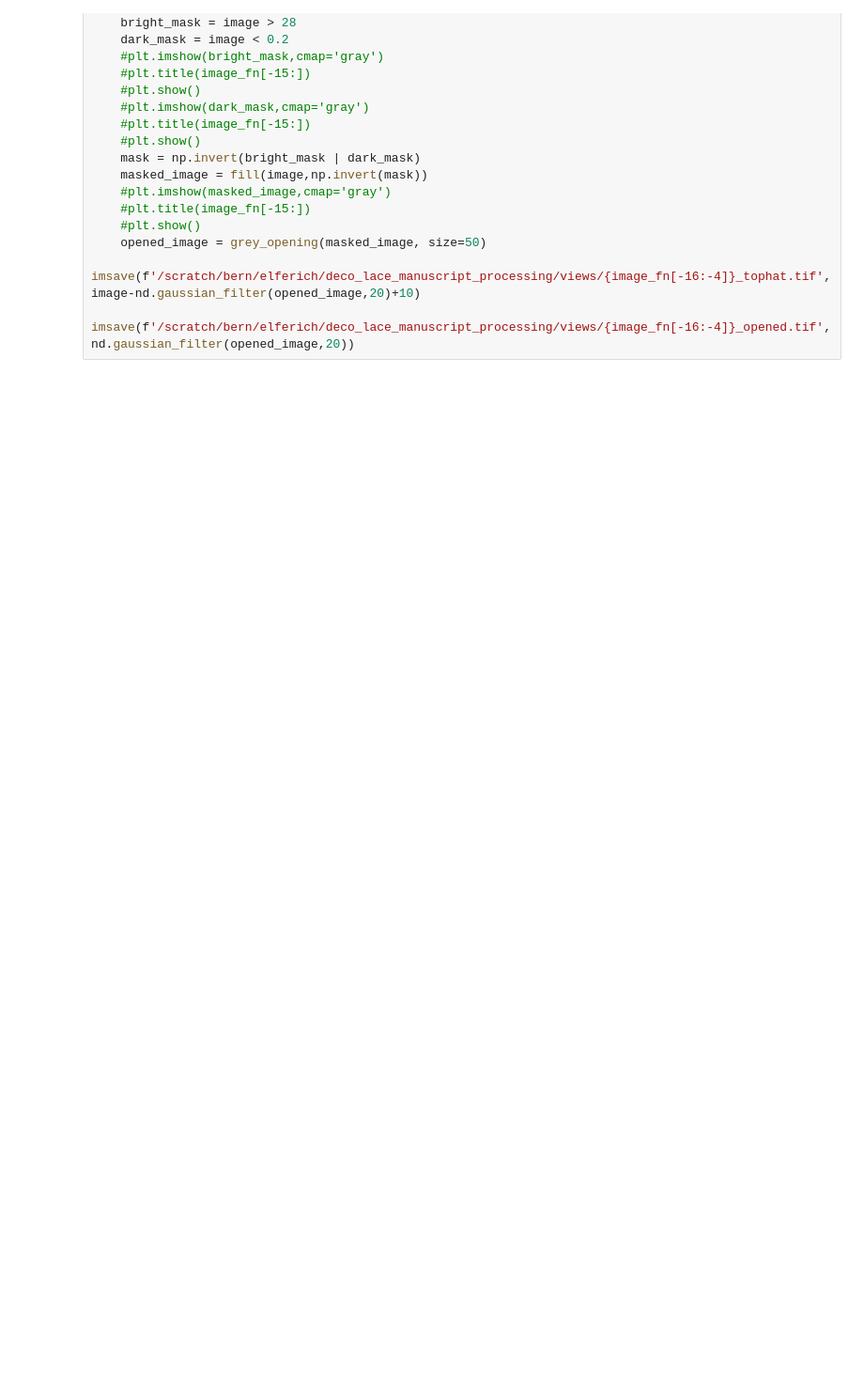
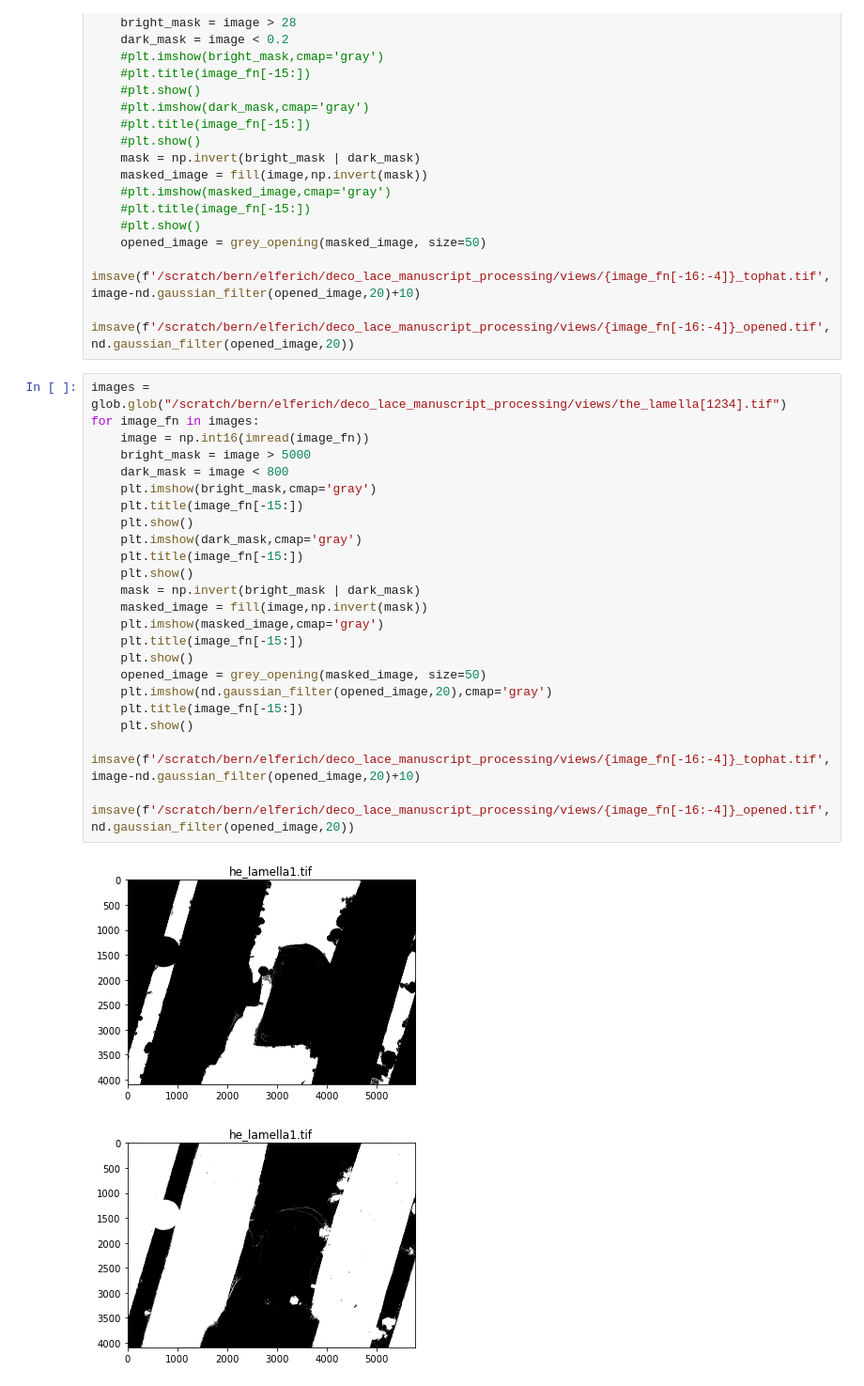
Before and after one commit to jojoelfe/deco_lace_template_matching_manuscript, a Jupyter notebook: content/code/smart_tophat.ipynb, the cells around one changed output. Shown at 94% size. Drawn from its saved outputs; the diff is of its cells as text; blank space fills up the shorter version.

Commit message:
Material for figures

```diff
--- a/content/code/smart_tophat.ipynb
+++ b/content/code/smart_tophat.ipynb
@@ -48,3 +48,29 @@ for image_fn in images:
     opened_image = grey_opening(masked_image, size=50)
     imsave(f'/scratch/bern/elferich/deco_lace_manuscript_processing/views/{image_fn[-16:-4]}_tophat.tif',image-nd.gaussian_filter(opened_image,20)+10)
     imsave(f'/scratch/bern/elferich/deco_lace_manuscript_processing/views/{image_fn[-16:-4]}_opened.tif',nd.gaussian_filter(opened_image,20))
+# %%
+images = glob.glob("/scratch/bern/elferich/deco_lace_manuscript_processing/views/the_lamella[1234].tif")
+for image_fn in images:
+    image = np.int16(imread(image_fn))
+    bright_mask = image > 5000
+    dark_mask = image < 800
+    plt.imshow(bright_mask,cmap='gray')
+    plt.title(image_fn[-15:])
+    plt.show()
+    plt.imshow(dark_mask,cmap='gray')
+    plt.title(image_fn[-15:])
+    plt.show()
+    mask = np.invert(bright_mask | dark_mask)
+    masked_image = fill(image,np.invert(mask))
+    plt.imshow(masked_image,cmap='gray')
+    plt.title(image_fn[-15:])
+    plt.show()
+    opened_image = grey_opening(masked_image, size=50)
+    plt.imshow(nd.gaussian_filter(opened_image,20),cmap='gray')
+    plt.title(image_fn[-15:])
+    plt.show()
+    imsave(f'/scratch/bern/elferich/deco_lace_manuscript_processing/views/{image_fn[-16:-4]}_tophat.tif',image-nd.gaussian_filter(opened_image,20)+10)
+    imsave(f'/scratch/bern/elferich/deco_lace_manuscript_processing/views/{image_fn[-16:-4]}_opened.tif',nd.gaussian_filter(opened_image,20))
+# %% [output]
+[figure, added]
+[figure, added]
```
Also changed, not shown: parts of 1 cell of this notebook, 19 other files.
